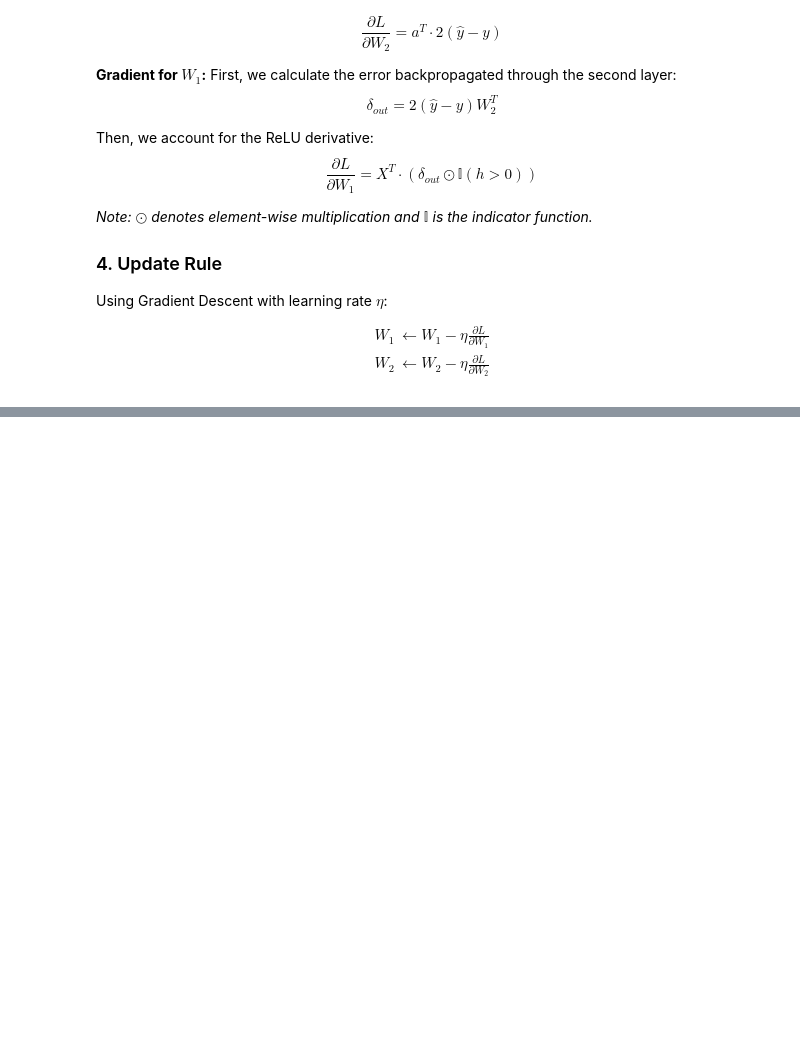
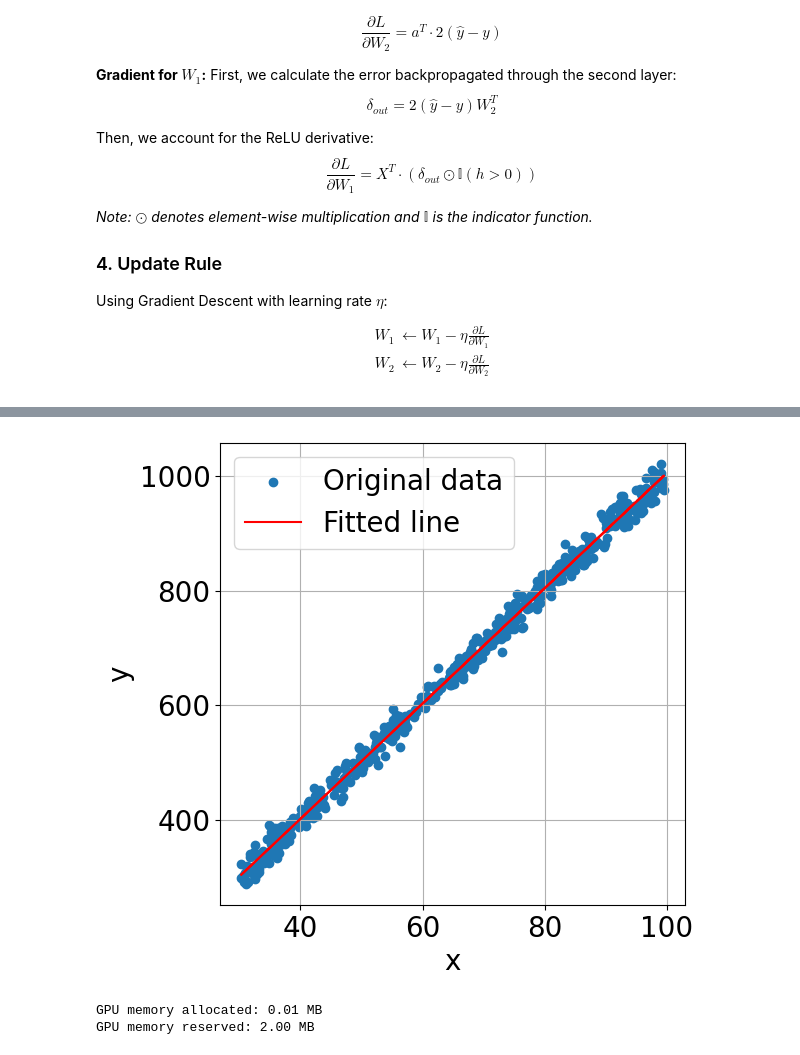
Before and after one commit to rahulbhadani/CPE487587_SP25, a Jupyter notebook: Code/Chapter_02_Crash_Course_ML.ipynb, the cells around one changed output, grey strips where cells are left out. Cells and saved outputs as stored; diff of their text form; code cells hidden in the pictures; blank space fills up the shorter version.

```diff
--- a/Code/Chapter_02_Crash_Course_ML.ipynb
+++ b/Code/Chapter_02_Crash_Course_ML.ipynb
@@ -1302,0 +1315,17 @@ $$
+# %%
+# Generate synthetic data
+np.random.seed(42)
+n_points = 500
+x = np.random.uniform(30, 100, n_points)  # Random x values
+y = 3.0 + 10.0 * x + np.random.normal(0.11, 15, n_points)  # y = 3 + 10x + Gaussian noise
+
+# Convert data to PyTorch tensors and move to device
+X = torch.tensor(x, dtype=torch.float32).view(-1, 1).to(device)
+Y = torch.tensor(y, dtype=torch.float32).view(-1, 1).to(device)
+# %%
+# Initialize parameters (weights)
+w_1 = torch.randn(1, requires_grad=True, dtype=torch.float32, device=device)  # Weight for X
+w_0 = torch.randn(1, requires_grad=True, dtype=torch.float32, device=device)  # Bias term
+
+# w_1 = torch.zeros(1, requires_grad=True, dtype=torch.float32, device=device)  # Weight for X
+# w_0 = torch.zeros(1, requires_grad=True, dtype=torch.float32, device=device)  # Bias term
@@ -1302,0 +1393,25 @@ $$
+# %%
+# Move data back to CPU for plotting
+x_cpu = x
+y_cpu = y
+w_1_cpu = w_1.item()
+w_0_cpu = w_0.item()
+
+# Plot the results
+fig, ax = plt.subplots(figsize=(6, 6))
+plt.rcParams['font.size'] = 20
+plt.scatter(x_cpu, y_cpu, label='Original data')
+plt.plot(x_cpu, w_1_cpu * x_cpu + w_0_cpu, label='Fitted line', color='red')
+plt.xlabel('x')
+plt.ylabel('y')
+plt.legend()
+plt.grid(which='both')
+plt.savefig('linear_regression.pdf')
+plt.show()
+
+print(f'GPU memory allocated: {torch.cuda.memory_allocated(device) / 1024**2:.2f} MB')
+print(f'GPU memory reserved: {torch.cuda.memory_reserved(device) / 1024**2:.2f} MB')
+# %% [output]
+[figure, added]
+GPU memory allocated: 0.01 MB
+GPU memory reserved: 2.00 MB
```
Also changed, not shown: parts of 20 cells of this notebook.
